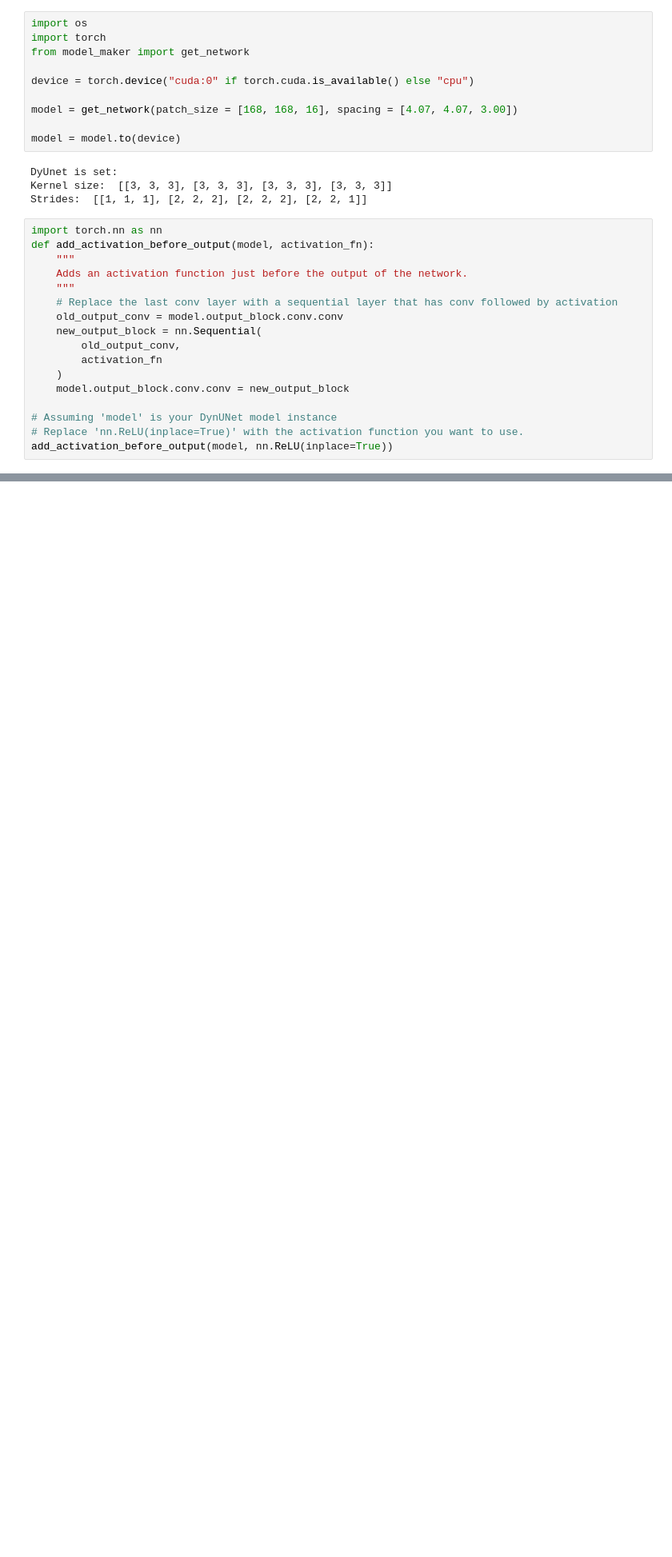
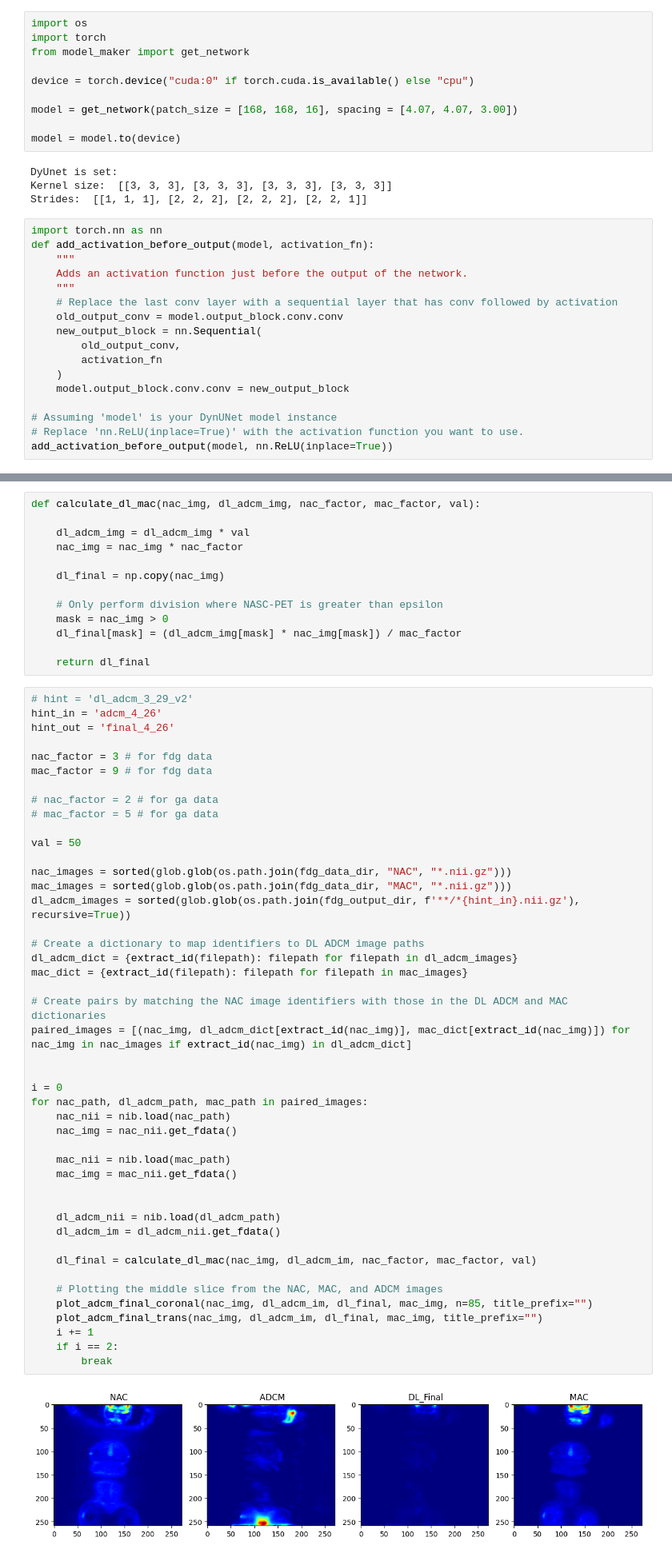
Before and after one commit to s-shahpouri/DL_PET, a Jupyter notebook: Inference_ADCM.ipynb, the cells around one changed output, grey strips where cells are left out. Shown at 80% size. Drawn from its saved outputs; the diff is of its cells as text; blank space fills up the shorter version.

```diff
--- a/Inference_ADCM.ipynb
+++ b/Inference_ADCM.ipynb
@@ -414,0 +314,60 @@ No negative values in pred
+# %%
+def calculate_dl_mac(nac_img, dl_adcm_img, nac_factor, mac_factor, val):
+
+    dl_adcm_img = dl_adcm_img * val
+    nac_img = nac_img * nac_factor
+
+    dl_final = np.copy(nac_img)
+
+    # Only perform division where NASC-PET is greater than epsilon
+    mask = nac_img > 0
+    dl_final[mask] = (dl_adcm_img[mask] * nac_img[mask]) / mac_factor
+
+    return dl_final
+# %%
+# hint = 'dl_adcm_3_29_v2'
+hint_in = 'adcm_4_26'
+hint_out = 'final_4_26'
+
+nac_factor = 3 # for fdg data
+mac_factor = 9 # for fdg data
+
+# nac_factor = 2 # for ga data
+# mac_factor = 5 # for ga data
+
+val = 50
+
+nac_images = sorted(glob.glob(os.path.join(fdg_data_dir, "NAC", "*.nii.gz")))
+mac_images = sorted(glob.glob(os.path.join(fdg_data_dir, "MAC", "*.nii.gz")))
+dl_adcm_images = sorted(glob.glob(os.path.join(fdg_output_dir, f'**/*{hint_in}.nii.gz'), recursive=True))
+
+# Create a dictionary to map identifiers to DL ADCM image paths
+dl_adcm_dict = {extract_id(filepath): filepath for filepath in dl_adcm_images}
+mac_dict = {extract_id(filepath): filepath for filepath in mac_images}
+
+# Create pairs by matching the NAC image identifiers with those in the DL ADCM and MAC dictionaries
+paired_images = [(nac_img, dl_adcm_dict[extract_id(nac_img)], mac_dict[extract_id(nac_img)]) for nac_img in nac_images if extract_id(nac_img) in dl_adcm_dict]
+
+
+i = 0
+for nac_path, dl_adcm_path, mac_path in paired_images:
+    nac_nii = nib.load(nac_path)
+    nac_img = nac_nii.get_fdata()
+
+    mac_nii = nib.load(mac_path)
+    mac_img = mac_nii.get_fdata()
+
+
+    dl_adcm_nii = nib.load(dl_adcm_path)
+    dl_adcm_im = dl_adcm_nii.get_fdata()
+
+    dl_final = calculate_dl_mac(nac_img, dl_adcm_im, nac_factor, mac_factor, val)
+
+    # Plotting the middle slice from the NAC, MAC, and ADCM images
+    plot_adcm_final_coronal(nac_img, dl_adcm_im, dl_final, mac_img, n=85, title_prefix="")
+    plot_adcm_final_trans(nac_img, dl_adcm_im, dl_final, mac_img, title_prefix="")
+    i += 1
+    if i == 2:
+        break
+# %% [output]
+[figure, added]
```
Also changed, not shown: parts of 21 cells of this notebook, 7 other files.
